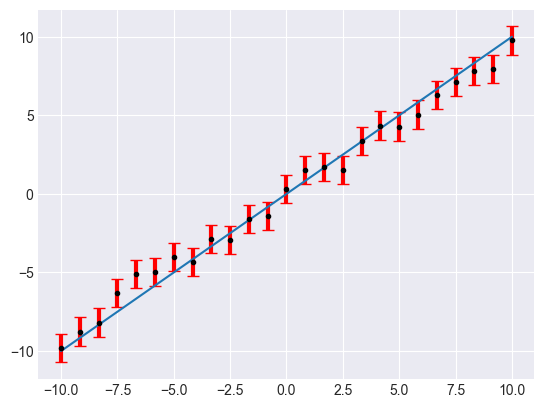
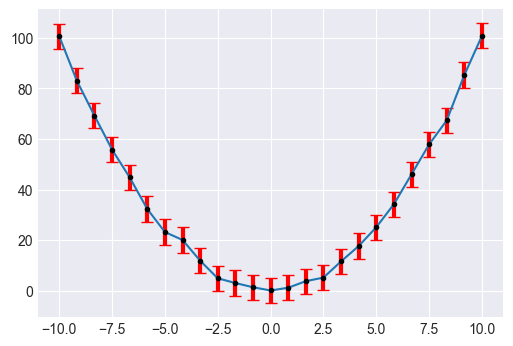
The change to this notebook cell's code, shown as a diff; its figure went from the first image to the second:
--- before
+++ after
@@ -1,7 +1,7 @@
 points = 25
 x = np.linspace(-10, 10, points)
-dy = 0.9
-y = x + dy * np.random.randn(points)
+y = x**2 + np.random.randn(points)
 
-plt.errorbar(x, y, yerr=dy, fmt='.k', elinewidth=3, capsize=4, ecolor='red')
-plt.plot(x, x)
+plt.figure(figsize=(6, 4))
+plt.errorbar(x, y, yerr=5, fmt='.k', elinewidth=3, capsize=4, ecolor='red')
+plt.plot(x,y)

Commit: fixes